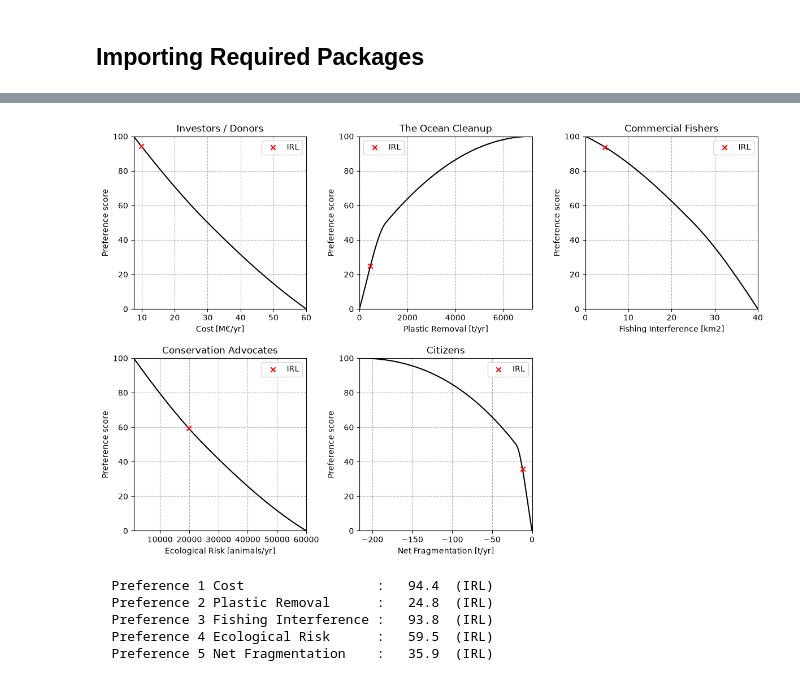
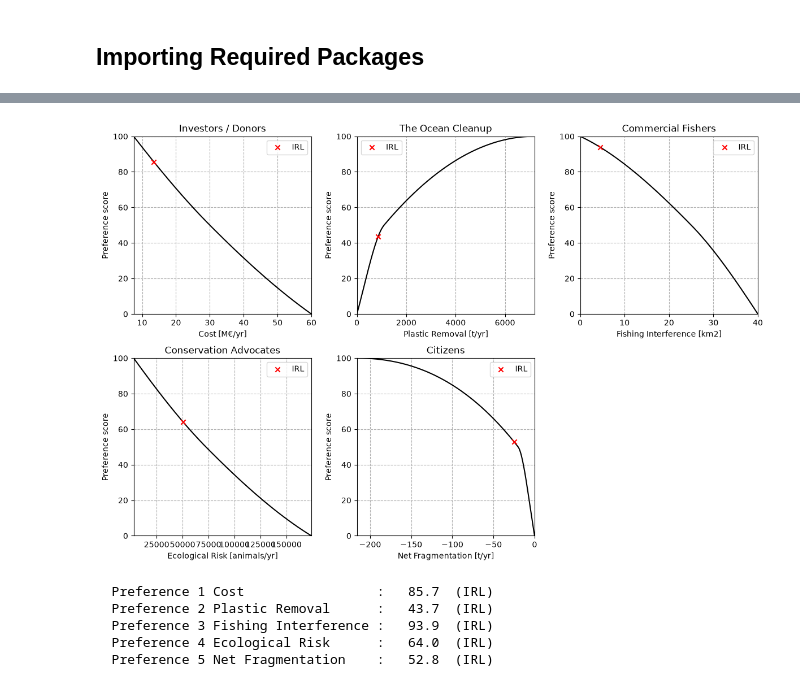
Before and after one commit to LeoLoze/-The_Ocean_CleanUp_System_03-, a Jupyter notebook: Civil-Engineering-Systems-Design-main/Our project/OceanCleanup_System03.ipynb, the cells around one changed output, grey strips where cells are left out. Saved outputs shown, nothing was run; the diff lists cells and outputs as text; code cells hidden in the pictures.

```diff
--- a/Civil-Engineering-Systems-Design-main/Our project/OceanCleanup_System03.ipynb
+++ b/Civil-Engineering-Systems-Design-main/Our project/OceanCleanup_System03.ipynb
@@ -272,5 +247,18 @@ natural_frag_rate = 0.03    # share of floating plastic mass that degrades into
 # %%
 # Define objective functions
+
+def fuel_per_day(x1, x2, x4):
+    '''
+    Fuel use of one system (two vessels). Used by the cost objective and by constraint 3, so both have the same fuel model.
+
+    :return: float of fuel use in tonnes per day.
+    '''
+
+    tow_power     = 0.5 * rho_water * drag_coeff * x1 * x2 * x4**3 / prop_efficiency                      # [W] towing power of the design
+    tow_power_ref = 0.5 * rho_water * drag_coeff * depth_ref * span_ref * speed_ref**3 / prop_efficiency  # [W] towing power of the reference system
+
+    return fuel_ref + (tow_power - tow_power_ref) / 1000 * 24 * sfoc / 1000   # [t/day] measured fuel use, corrected for the difference in towing power
+
 
 def objective_function_1(x1, x2, x3, x4, x5):
     '''
@@ -280,8 +268,7 @@ def objective_function_1(x1, x2, x3, x4, x5):
     '''
 
     material = material_cost * barrier_length * x1 / barrier_lifetime            # [EUR/yr] annualised skirt material
-    power    = 0.5 * rho_water * drag_coeff * x1 * x2 * x4**3 / prop_efficiency  # [W] towing power
-    fuel     = power * T_op / 3.6e6 * fuel_cost                                  # [EUR/yr] J -> kWh -> EUR
+    fuel     = fuel_per_day(x1, x2, x4) * (T_op / 86400) * fuel_price            # [EUR/yr] tonnes per day x towing days per year x fuel price
 
     return x3 * (charter_cost + material + fuel) / 1e6
 
@@ -294,7 +281,7 @@ def objective_function_2(x1, x2, x3, x4, x5):
     '''
 
     encountered     = plastic_density * x2 * x4 * T_op                   # [kg/yr] plastic in front of one system
-    depth_factor    = 1 - np.exp(-x1 / plastic_depth)                    # [-] share of plastic above the skirt depth
+    depth_factor    = 1 - np.exp(-x1 / underflow_depth)                  # [-] share of plastic not lost under the skirt (underflow)
     speed_retention = 1 / (1 + (x4 / v_critical)**escape_steepness)      # [-] share not escaping under the skirt
     mesh_retention  = np.exp(-x5 / plastic_size_char)                    # [-] share of plastic mass larger than the mesh
 
@@ -321,7 +308,7 @@ def objective_function_4(x1, x2, x3, x4, x5):
     '''
 
     swept_area   = x2 * x4 * T_op / 1e6                                  # [km2/yr] sea surface swept by one system
-    depth_factor = x1 / depth_ref                                        # [-] deeper skirt covers more of the water column
+    depth_factor = np.sqrt(x1 / depth_ref)                               # [-] deeper skirt makes it slightly harder for fish to escape under it
     speed_factor = (1 - np.exp(-x4 / v_avoid)) / (1 - np.exp(-speed_ref / v_avoid))  # [-] fewer animals escape at higher speed
     mesh_factor  = mesh_ref / x5                                         # [-] finer mesh retains more small fish
 
@@ -454,16 +440,22 @@ Each preference curve is then combined with its corresponding objective function
 prefs_before = [[[7.5, 30, 60],             [100, 50, 0]],          # preference cost [MEUR/yr]
                 [[0, 1100, 7200],           [0, 50, 100]],          # preference plastic removal [t/yr]
                 [[0, 25, 40],               [100, 50, 0]],          # preference fishing-area interference [km2]
-                [[1e3, 5e4, 1e5],       [100, 50, 0]],          # preference ecological risk (bycatch) [animals/yr]
+                [[2.9e3, 1.45e5, 2.9e5],    [100, 50, 0]],          # preference ecological risk (bycatch) [animals/yr]
                 [[-216, -33, 0],            [100, 50, 0]]]          # preference future plastic fragmentation, net [t/yr]
 
 pref_after = [[[7.5, 30, 60],               [100, 50, 0]],          # after the stakeholder game: cost unchanged
               [[0, 1100, 7200],             [0, 50, 100]],          # plastic removal unchanged
               [[0, 25, 40],                 [100, 50, 0]],          # fishing-area interference unchanged
-              [[1e3, 2.5e4, 6e4],           [100, 50, 0]],          # ecological risk stricter: halfway at about today's bycatch, unacceptable at 3x today
+              [[2.9e3, 7.25e4, 1.74e5],     [100, 50, 0]],          # ecological risk stricter: halfway at about 1.5x today's bycatch, unacceptable at about 3.5x today
               [[-216, -20, 0],              [100, 50, 0]]]          # net fragmentation: citizens are halfway satisfied sooner
 
-prefs = pref_after  # set to which preferences to use (prefs_before goes with weights_before, pref_after with weights_after)
+pref_env = [[[7.5, 30, 60],                 [100, 50, 0]],          # environmental priority: cost unchanged
+            [[0, 1100, 7200],               [0, 50, 100]],          # plastic removal unchanged
+            [[0, 25, 40],                   [100, 50, 0]],          # fishing-area interference unchanged
+            [[2.9e3, 5.0e4, 1.0e5],         [100, 50, 0]],          # ecological risk strictest: halfway at today's bycatch, unacceptable at 2x today
+            [[-216, -20, 0],                [100, 50, 0]]]          # net fragmentation as in pref_after
+
+prefs = pref_after  # set to which preferences to use (prefs_before goes with weights_before, pref_after with weights_after, pref_env with weights_env)
 
 
 # Maps an objective value onto a 0-100 preference score.
@@ -535,39 +527,39 @@ def pref_func_5(x1, x2, x3, x4, x5):
 pref_funcs = [pref_func_1, pref_func_2, pref_func_3, pref_func_4, pref_func_5]  # list of preference functions for easier handling
 
 # Preference scores of the reference design
 for i, (pf, (_, name, _, _)) in enumerate(zip(pref_funcs, objectives), 1):
     print(f"  Preference {i} {name:<21}: {float(pf(*X_irl)):6.1f}  (IRL)")
 
 
 def objective(variables):
     """
     Objective function that is fed to the GA. Calles the separate preference functions that are declared above.
 
     :param variables: array with design variable values per member of the population. Can be split by using array
     slicing
     :return: 1D-array with aggregated preference scores for the members of the population.
     """
     x1 = variables[:, 0]
     x2 = variables[:, 1]
     x3 = variables[:, 2]
     x4 = variables[:, 3]
     x5 = variables[:, 4]
 
     # calculate the preference scores
     p_1 = pref_func_1(x1, x2, x3, x4, x5)
     p_2 = pref_func_2(x1, x2, x3, x4, x5)
     p_3 = pref_func_3(x1, x2, x3, x4, x5)
     p_4 = pref_func_4(x1, x2, x3, x4, x5)
     p_5 = pref_func_5(x1, x2, x3, x4, x5)
 
     return weights, [p_1, p_2, p_3, p_4, p_5]
 # %% [output]
-[figure, old version]
+[figure, new version]
-  Preference 1 Cost                 :   94.4  (IRL)
-  Preference 2 Plastic Removal      :   24.8  (IRL)
-  Preference 3 Fishing Interference :   93.8  (IRL)
-  Preference 4 Ecological Risk      :   59.5  (IRL)
-  Preference 5 Net Fragmentation    :   35.9  (IRL)
+  Preference 1 Cost                 :   85.7  (IRL)
+  Preference 2 Plastic Removal      :   43.7  (IRL)
+  Preference 3 Fishing Interference :   93.9  (IRL)
+  Preference 4 Ecological Risk      :   64.0  (IRL)
+  Preference 5 Net Fragmentation    :   52.8  (IRL)
 # %% [markdown]
 ## Optimisation
 
```
Also changed, not shown: parts of 16 cells of this notebook, 9 other files.
